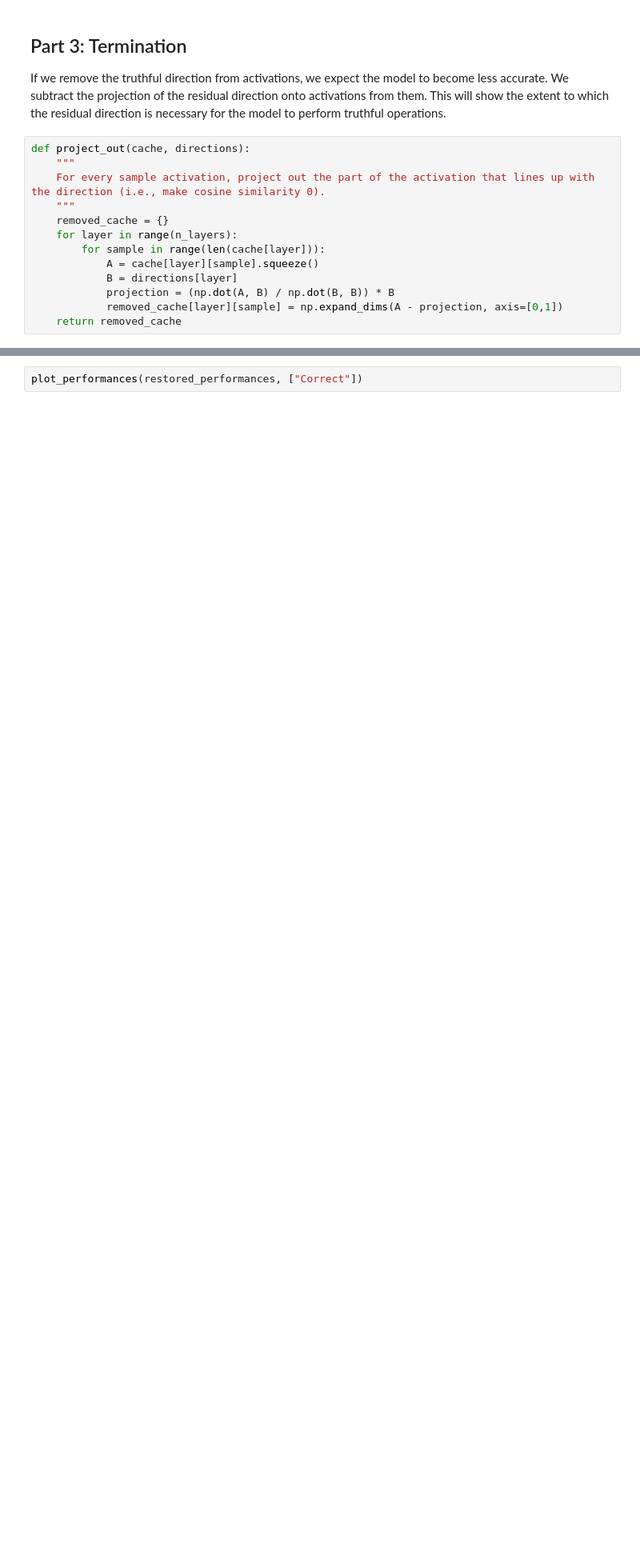
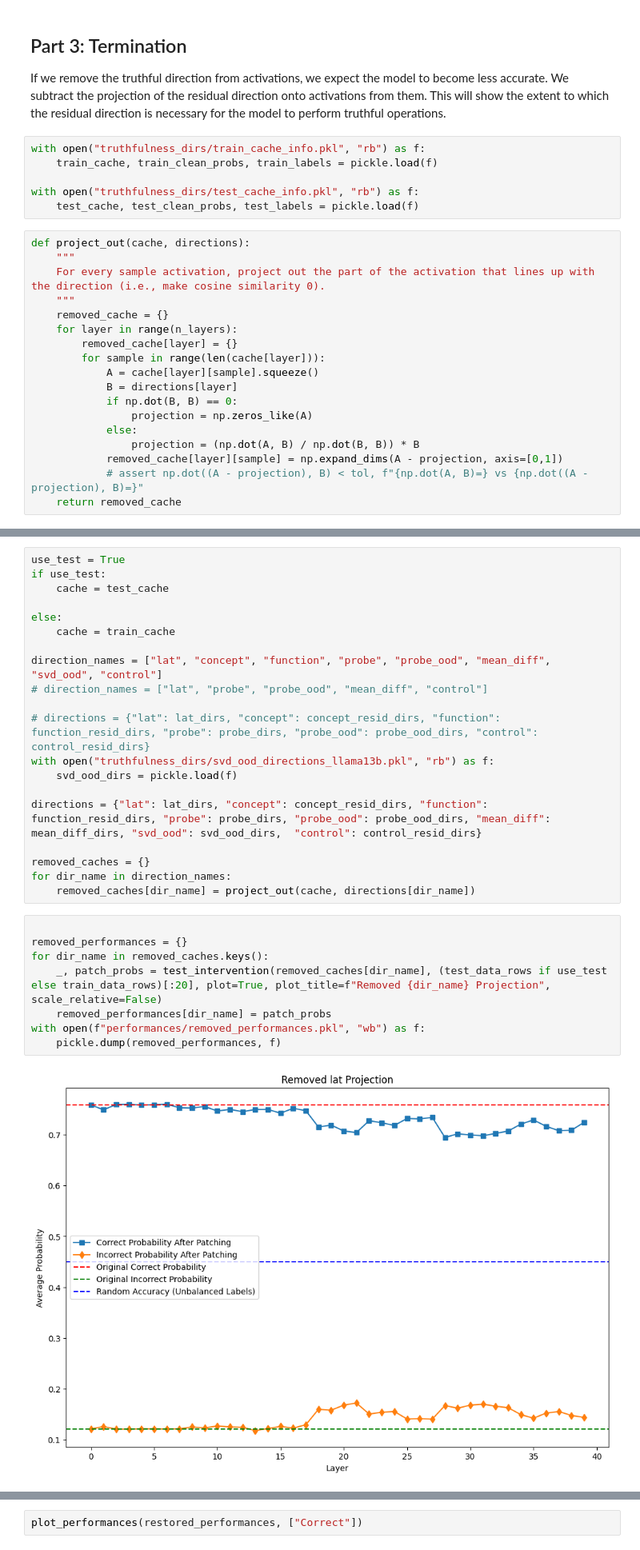
Before and after one commit to magikarp01/rep_control, a Jupyter notebook: rep_testing.ipynb, the cells around one changed output, grey strips where cells are left out. Shown at 80% size. Cells and saved outputs as stored; diff of their text form; blank space fills up the shorter version.

```diff
--- a/rep_testing.ipynb
+++ b/rep_testing.ipynb
@@ -757,6 +799,12 @@ plot_performances(flipped_dot_performances, ["Correct"], tuple_index=1, title="Z
 # %% [markdown]
 ## Part 3: Termination
 If we remove the truthful direction from activations, we expect the model to become less accurate. We subtract the projection of the residual direction onto activations from them. This will show the extent to which the residual direction is necessary for the model to perform truthful operations.
+# %%
+with open("truthfulness_dirs/train_cache_info.pkl", "rb") as f:
+    train_cache, train_clean_probs, train_labels = pickle.load(f)
+
+with open("truthfulness_dirs/test_cache_info.pkl", "rb") as f:
+    test_cache, test_clean_probs, test_labels = pickle.load(f)
 # %%
 def project_out(cache, directions):
     """
@@ -764,9 +812,14 @@ def project_out(cache, directions):
     """
     removed_cache = {}
     for layer in range(n_layers):
+        removed_cache[layer] = {}
         for sample in range(len(cache[layer])):
             A = cache[layer][sample].squeeze()
             B = directions[layer]
-            projection = (np.dot(A, B) / np.dot(B, B)) * B
+            if np.dot(B, B) == 0:
+                projection = np.zeros_like(A)
+            else:
+                projection = (np.dot(A, B) / np.dot(B, B)) * B
             removed_cache[layer][sample] = np.expand_dims(A - projection, axis=[0,1])
+            # assert np.dot((A - projection), B) < tol, f"{np.dot(A, B)=} vs {np.dot((A - projection), B)=}"
     return removed_cache
@@ -774,0 +826,30 @@ SyntaxError: '(' was never closed (1843673336.py, line 11)
+# %%
+use_test = True
+if use_test:
+    cache = test_cache
+
+else:
+    cache = train_cache
+
+direction_names = ["lat", "concept", "function", "probe", "probe_ood", "mean_diff", "svd_ood", "control"]
+# direction_names = ["lat", "probe", "probe_ood", "mean_diff", "control"]
+
+# directions = {"lat": lat_dirs, "concept": concept_resid_dirs, "function": function_resid_dirs, "probe": probe_dirs, "probe_ood": probe_ood_dirs, "control": control_resid_dirs}
+with open("truthfulness_dirs/svd_ood_directions_llama13b.pkl", "rb") as f:
+    svd_ood_dirs = pickle.load(f)
+
+directions = {"lat": lat_dirs, "concept": concept_resid_dirs, "function": function_resid_dirs, "probe": probe_dirs, "probe_ood": probe_ood_dirs, "mean_diff": mean_diff_dirs, "svd_ood": svd_ood_dirs,  "control": control_resid_dirs}
+
+removed_caches = {}
+for dir_name in direction_names:
+    removed_caches[dir_name] = project_out(cache, directions[dir_name])
+# %%
+
+removed_performances = {}
+for dir_name in removed_caches.keys():
+    _, patch_probs = test_intervention(removed_caches[dir_name], (test_data_rows if use_test else train_data_rows)[:20], plot=True, plot_title=f"Removed {dir_name} Projection", scale_relative=False)
+    removed_performances[dir_name] = patch_probs
+with open(f"performances/removed_performances.pkl", "wb") as f:
+    pickle.dump(removed_performances, f)
+# %% [output]
+[figure, added]
```
Also changed, not shown: parts of 9 cells of this notebook, 1 other file.
